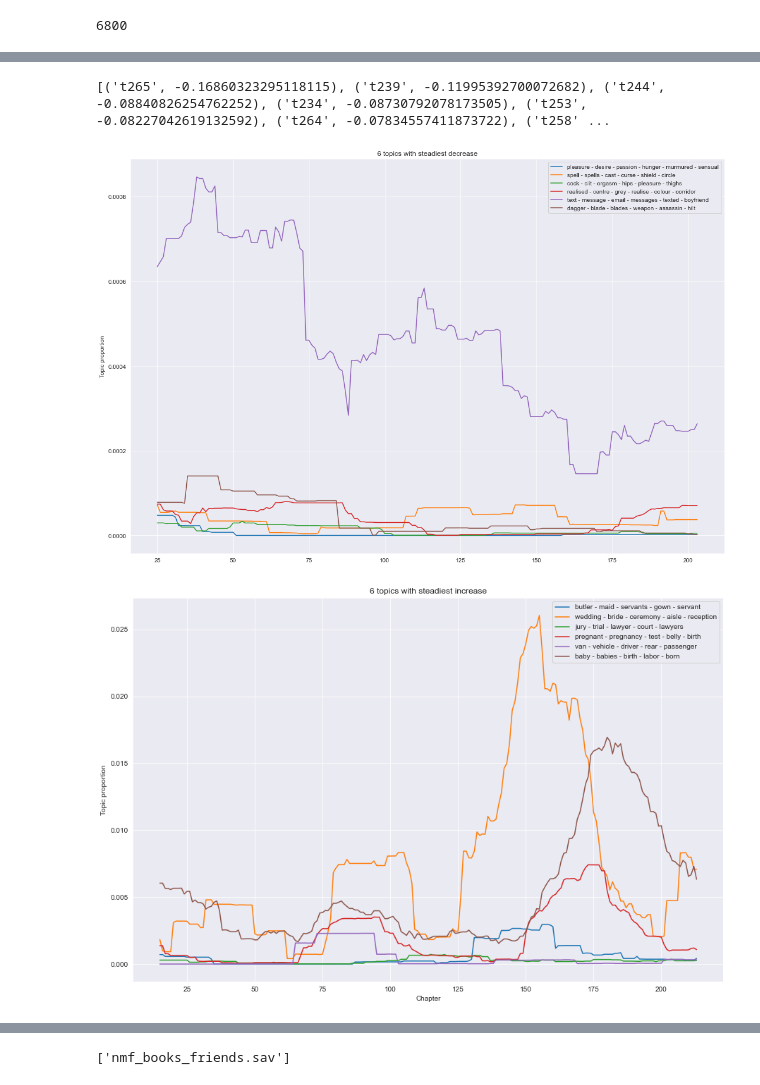
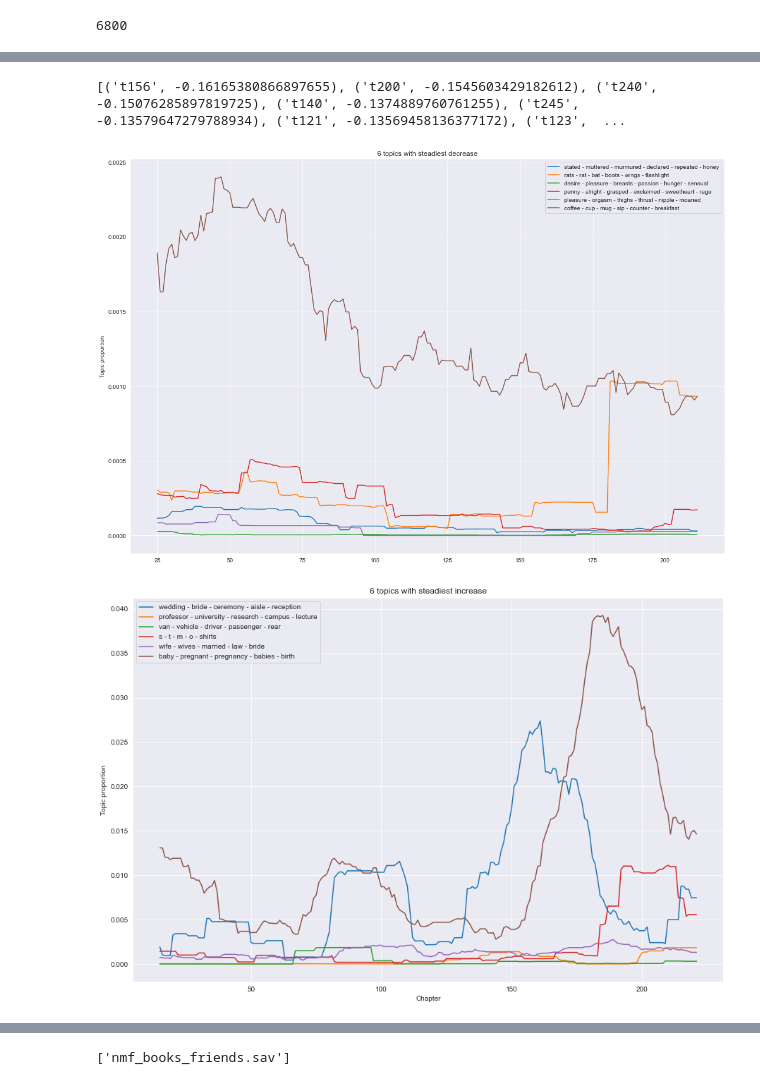
Before and after one commit to MarijkeBeersmans/CLS-project, a Jupyter notebook: Books_corpus.ipynb, the cells around one changed output, grey strips where cells are left out. Saved outputs shown, nothing was run; the diff lists cells and outputs as text; code cells hidden in the pictures.

```diff
--- a/Books_corpus.ipynb
+++ b/Books_corpus.ipynb
@@ -444,20 +294,10 @@ for genre in set(genres):
 # %%
 import pandas as pd
 nmf.verbose = 0
-df = pd.DataFrame(columns=['episode', 'txt'])
 
-grouped = friends.groupby('id')
-
-
-texts = []
-
-for name, group in grouped:
-   text = ' '.join(group['prepped'])
-   text = text.split()
-   texts.append(text)
-   df.loc[len(df)] = [name, text]
+texts = [value.split() for value in friends.text.values]
 
 scores = nmf.transform(vectorizer.transform(texts))  # transform the HP chapters according to the fitted NMF model
-print(scores.shape)
-print(scores)
+scores.shape
+# print(scores)
 # %% [output]
@@ -472,5 +311,5 @@ print(scores)
 # %%
 df_scores = pd.DataFrame(scores, columns=[f't{i+1}' for i in range(scores.shape[1])])
-df = df.join(df_scores)
-df.head()
+friends2 = friends.join(df_scores)
+friends2.head()
 # %% [output]
@@ -485,10 +324,10 @@ df.head()
 from operator import itemgetter
 from scipy.stats import kendalltau
 
-ranks = range(1, len(df.index)+1)
+ranks = range(1, len(friends2.index)+1)
 tau_scores = []
 for col in [f't{i+1}' for i in range(scores.shape[1])]:
-    tau, p = kendalltau(ranks, df[col].tolist())
+    tau, p = kendalltau(ranks, friends2[col].tolist())
     tau_scores.append((col, tau))
 
 tau_scores.sort(key=itemgetter(1))
@@ -496,7 +335,7 @@ nb = 6
 top, bottom = tau_scores[:nb], tau_scores[-nb:]
 print(tau_scores[:10]) # print 10 topics with lowest Tau score
 # %% [output]
-[('t265', -0.16860323295118115), ('t239', -0.11995392700072682), ('t244', -0.08840826254762252), ('t234', -0.08730792078173505), ('t253', -0.08227042619132592), ('t264', -0.07834557411873722), ('t258' ...
+[('t156', -0.16165380866897655), ('t200', -0.1545603429182612), ('t240', -0.15076285897819725), ('t140', -0.1374889760761255), ('t245', -0.13579647279788934), ('t121', -0.13569458136377172), ('t123',  ...
 # %%
 import matplotlib.pyplot as plt
 
@@ -508,26 +347,26 @@ for (feat, tau), col in zip(top, sb.color_palette("Set1")[:nb]):
     topic = nmf.components_[int(feat.replace('t', '')) - 1, :]
     words = [feature_names[i] for i in topic.argsort()[:-6-1:-1]]
     label = ' - '.join(words)
-    df[feat].rolling(window=50, center=True).mean().plot(label=label)
+    friends2[feat].rolling(window=50, center=True).mean().plot(label=label)
 plt.xlabel('', fontsize=10)
 plt.ylabel('Topic proportion', fontsize=10)
 plt.title(f'{nb} topics with steadiest decrease')
 plt.tight_layout()
 plt.legend();
 # %% [output]
-[figure, old version]
+[figure, new version]
 # %%
 fig = plt.figure(figsize=(15, 10))
 sb.set_style("darkgrid")
 for (feat, tau), col in zip(bottom, sb.color_palette("Set1")[:nb]):
     topic = nmf.components_[int(feat.replace('t', '')) - 1, :]
     words = [feature_names[i] for i in topic.argsort()[:-5-1:-1]]
     label = ' - '.join(words)
-    df[feat].rolling(window=30, center=True).mean().plot(label=label)
+    friends2[feat].rolling(window=30, center=True).mean().plot(label=label)
 plt.xlabel('Chapter', fontsize=10)
 plt.ylabel('Topic proportion', fontsize=10)
 plt.title(f'{nb} topics with steadiest increase')
 plt.legend();
 # %% [output]
-[figure, old version]
+[figure, new version]
 # %%
```
Also changed, not shown: parts of 45 cells of this notebook, 5 other files.
